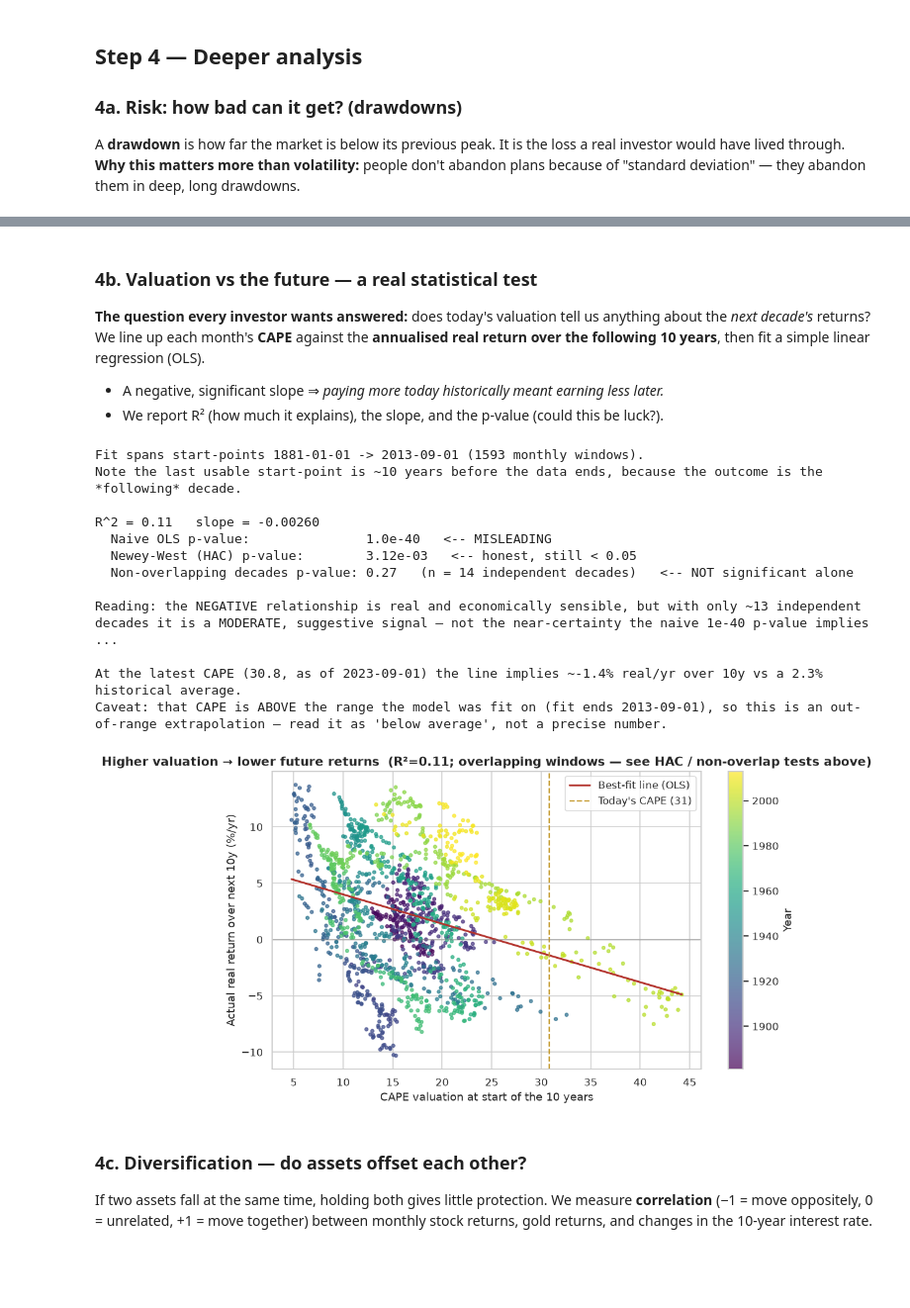
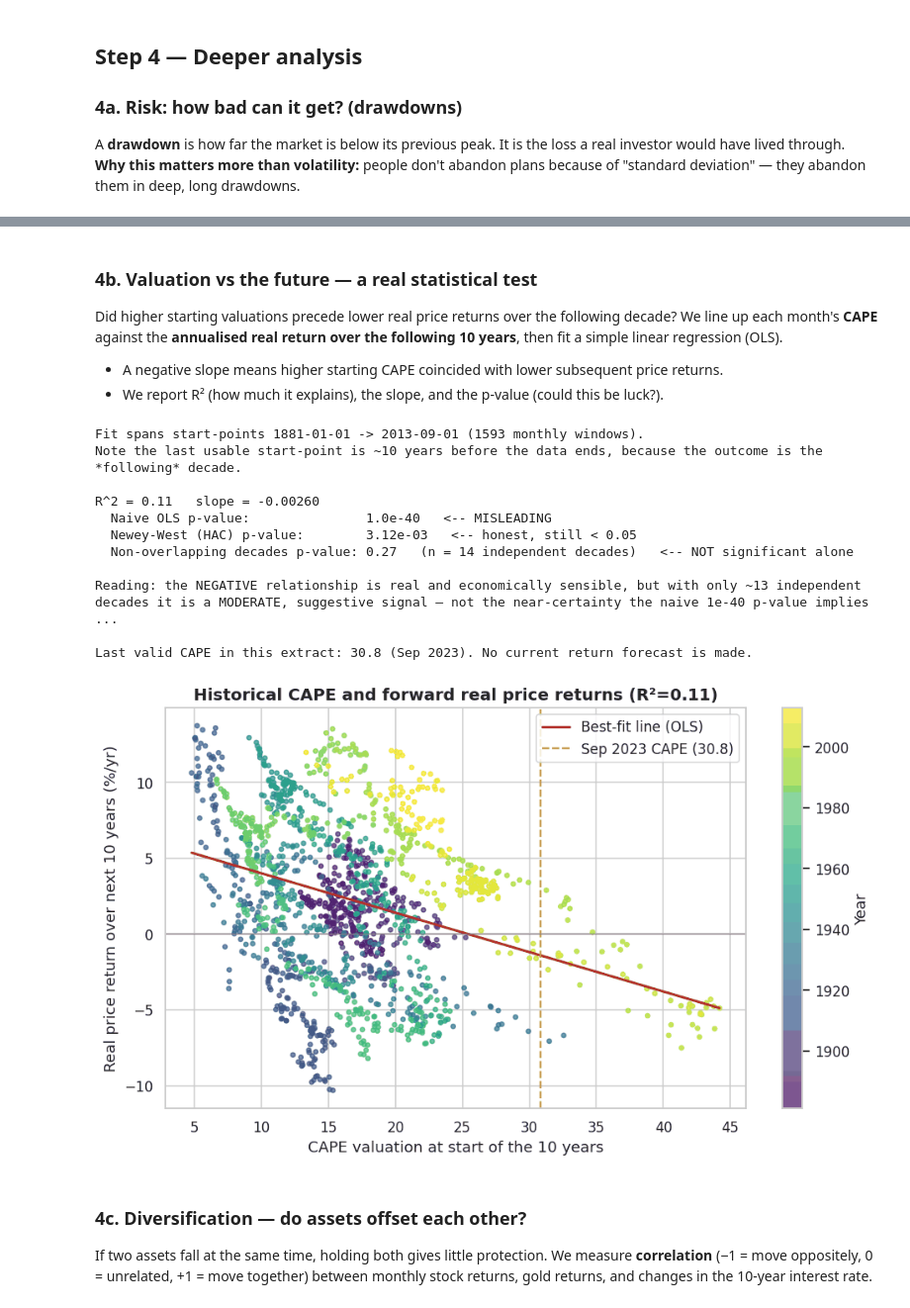
Before and after one commit to merogith/DataAnalysis, a Jupyter notebook: project-3-finance/analysis.ipynb, the cells around one changed output, grey strips where cells are left out. Shown at 99% size. Saved outputs shown, nothing was run; the diff lists cells and outputs as text; code cells hidden in the pictures; blank space fills up the shorter version.

Commit message:
Publish executed analytics notebooks and refreshed charts

```diff
--- a/project-3-finance/analysis.ipynb
+++ b/project-3-finance/analysis.ipynb
@@ -229,9 +229,8 @@ Current drawdown: -12.2% below the all-time real peak.
 # %% [markdown]
 ### 4b. Valuation vs the future — a real statistical test
-**The question every investor wants answered:** does today's valuation tell us anything about
-the *next decade's* returns? We line up each month's **CAPE** against the **annualised real
+Did higher starting valuations precede lower real price returns over the following decade? We line up each month's **CAPE** against the **annualised real
 return over the following 10 years**, then fit a simple linear regression (OLS).
-- A negative, significant slope ⇒ *paying more today historically meant earning less later.*
+- A negative slope means higher starting CAPE coincided with lower subsequent price returns.
 - We report R² (how much it explains), the slope, and the p-value (could this be luck?).
 # %%
 work = df.dropna(subset=["CAPE","RealPrice"]).copy()
@@ -266,16 +265,12 @@ print("\nReading: the NEGATIVE relationship is real and economically sensible, b
       "~13 independent decades it is a MODERATE, suggestive signal — not the near-certainty the "
       "naive 1e-40 p-value implies.")
 
-# --- Forward estimate (kept, but clearly caveated) --------------------------
-cur_cape = df["CAPE"].dropna().iloc[-1]
-cur_cape_date = df["CAPE"].dropna().index[-1].date()
-pred = intercept + slope*cur_cape
-hist_avg = reg["fwd_10y_annual"].mean()
-print(f"\nAt the latest CAPE ({cur_cape:.1f}, as of {cur_cape_date}) the line implies "
-      f"~{pred*100:.1f}% real/yr over 10y vs a {hist_avg*100:.1f}% historical average.")
-print(f"Caveat: that CAPE is ABOVE the range the model was fit on (fit ends "
-      f"{reg.index.max().date()}), so this is an out-of-range extrapolation — read it as "
-      f"'below average', not a precise number.")
+# Date the annotated observation explicitly.
+cape_at_end = df["CAPE"].dropna()
+last_cape = cape_at_end.iloc[-1]
+last_cape_date = cape_at_end.index[-1]
+print(f"\nLast valid CAPE in this extract: {last_cape:.1f} "
+      f"({last_cape_date:%b %Y}). No current return forecast is made.")
 # %% [output]
 Fit spans start-points 1881-01-01 -> 2013-09-01 (1593 monthly windows).
 Note the last usable start-point is ~10 years before the data ends, because the outcome is the *following* decade.
@@ -287,25 +282,24 @@ R^2 = 0.11   slope = -0.00260
 
 Reading: the NEGATIVE relationship is real and economically sensible, but with only ~13 independent decades it is a MODERATE, suggestive signal — not the near-certainty the naive 1e-40 p-value implies ...
 
-At the latest CAPE (30.8, as of 2023-09-01) the line implies ~-1.4% real/yr over 10y vs a 2.3% historical average.
-Caveat: that CAPE is ABOVE the range the model was fit on (fit ends 2013-09-01), so this is an out-of-range extrapolation — read it as 'below average', not a precise number.
+Last valid CAPE in this extract: 30.8 (Sep 2023). No current return forecast is made.
 # %%
 # Chart 5 — the headline relationship, colour-coded by era.
 fig, ax = plt.subplots(figsize=(9,5.5))
 sc = ax.scatter(reg["CAPE"], reg["fwd_10y_annual"]*100, c=reg.index.year,
                 cmap="viridis", s=12, alpha=.7)
 xs = np.linspace(reg["CAPE"].min(), reg["CAPE"].max(), 100)
 ax.plot(xs, (intercept+slope*xs)*100, color=RED, lw=2, label="Best-fit line (OLS)")
-ax.axvline(cur_cape, color=GOLD, ls="--", lw=1.5, label=f"Today's CAPE ({cur_cape:.0f})")
+ax.axvline(last_cape, color=GOLD, ls="--", lw=1.5,
+           label=f"{last_cape_date:%b %Y} CAPE ({last_cape:.1f})")
 ax.axhline(0, color="grey", lw=.8)
 ax.set_xlabel("CAPE valuation at start of the 10 years")
-ax.set_ylabel("Actual real return over next 10y (%/yr)")
-ax.set_title(f"Higher valuation → lower future returns  (R²={naive.rsquared:.2f}; "
-             f"overlapping windows — see HAC / non-overlap tests above)")
+ax.set_ylabel("Real price return over next 10 years (%/yr)")
+ax.set_title(f"Historical CAPE and forward real price returns (R²={naive.rsquared:.2f})")
 ax.legend(); fig.colorbar(sc, label="Year")
 fig.savefig(CHARTS/"05_cape_vs_forward_return.png"); plt.show()
 # %% [output]
-[figure, old version]
+[figure, new version]
 # %% [markdown]
 ### 4c. Diversification — do assets offset each other?
 If two assets fall at the same time, holding both gives little protection. We measure
```
Also changed, not shown: parts of 10 cells of this notebook, 13 other files.
